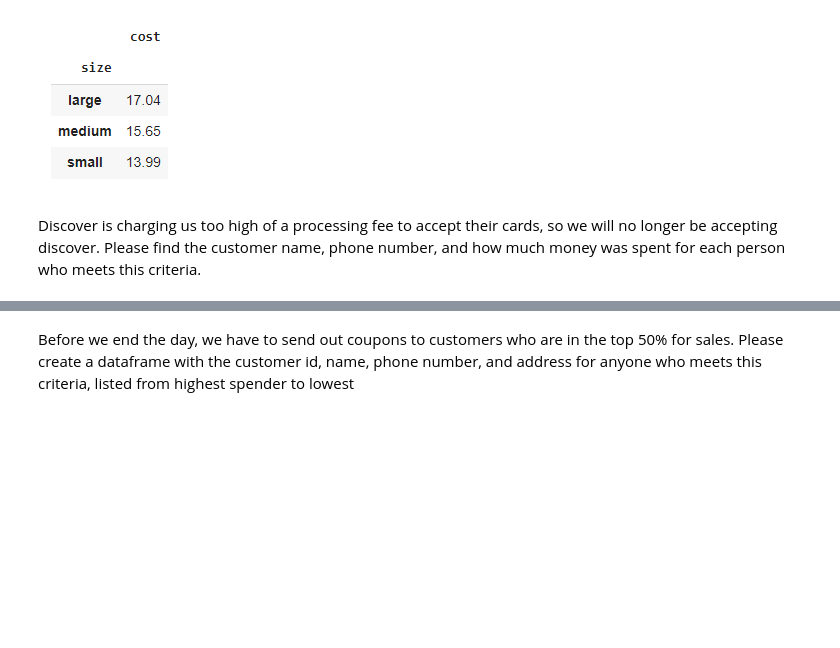
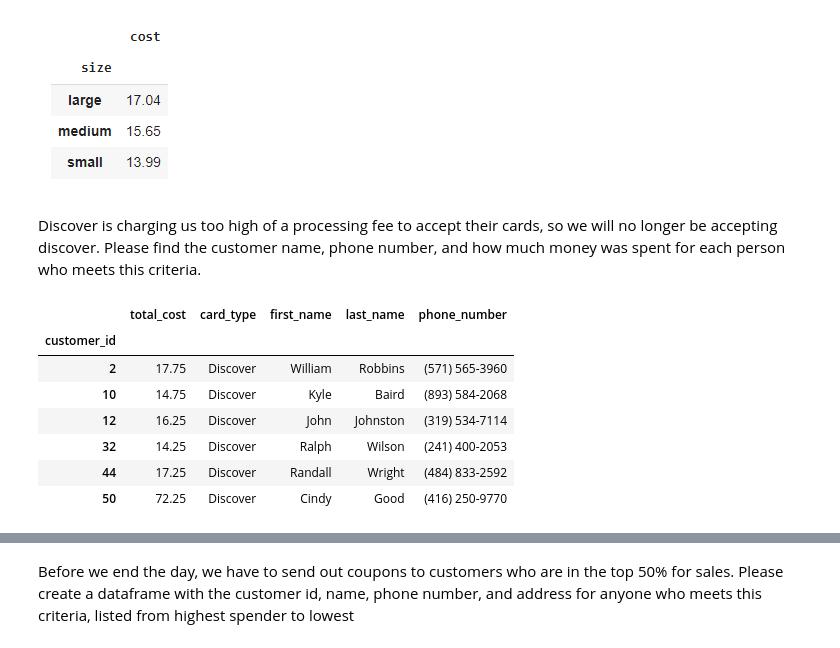
Before and after one commit to Tylervodden98/Pizza-Data-Cleaning, a Jupyter notebook: PandasPizzeria.ipynb, the cells around one changed output, grey strips where cells are left out. Saved outputs shown, nothing was run; the diff lists cells and outputs as text; code cells hidden in the pictures; blank space fills up the shorter version.

```diff
--- a/PandasPizzeria.ipynb
+++ b/PandasPizzeria.ipynb
@@ -397,6 +496,22 @@ The company wants to adjust prices. Please find the average price for each size
 ![image.png](embedded-picture-1)
 # %% [markdown]
 Discover is charging us too high of a processing fee to accept their cards, so we will no longer be accepting discover. Please find the customer name, phone number, and how much money was spent for each person who meets this criteria.
+# %%
+#Transaction table
+orders_discover = orders_pizza_topping_cust[orders_pizza_topping_cust['card_type'] == 'Discover']
+
+#Get cust name table
+orders_discover = orders_discover.merge(customers, on='customer_id', how='inner').drop(axis=1,labels=['order_time','card_number','address']).set_index(keys='customer_id')
+orders_discover
+# %% [output]
+|  | total_cost | card_type | first_name | last_name | phone_number |
+| customer_id |  |  |  |  |  |
+| 2 | 17.75 | Discover | William | Robbins | (571) 565-3960 |
+| 10 | 14.75 | Discover | Kyle | Baird | (893) 584-2068 |
+| 12 | 16.25 | Discover | John | Johnston | (319) 534-7114 |
+| 32 | 14.25 | Discover | Ralph | Wilson | (241) 400-2053 |
+| 44 | 17.25 | Discover | Randall | Wright | (484) 833-2592 |
+| 50 | 72.25 | Discover | Cindy | Good | (416) 250-9770 |
 # %% [markdown]
 ![image.png](embedded-picture-1)
 # %% [markdown]
```
Also changed, not shown: parts of 3 cells of this notebook.
